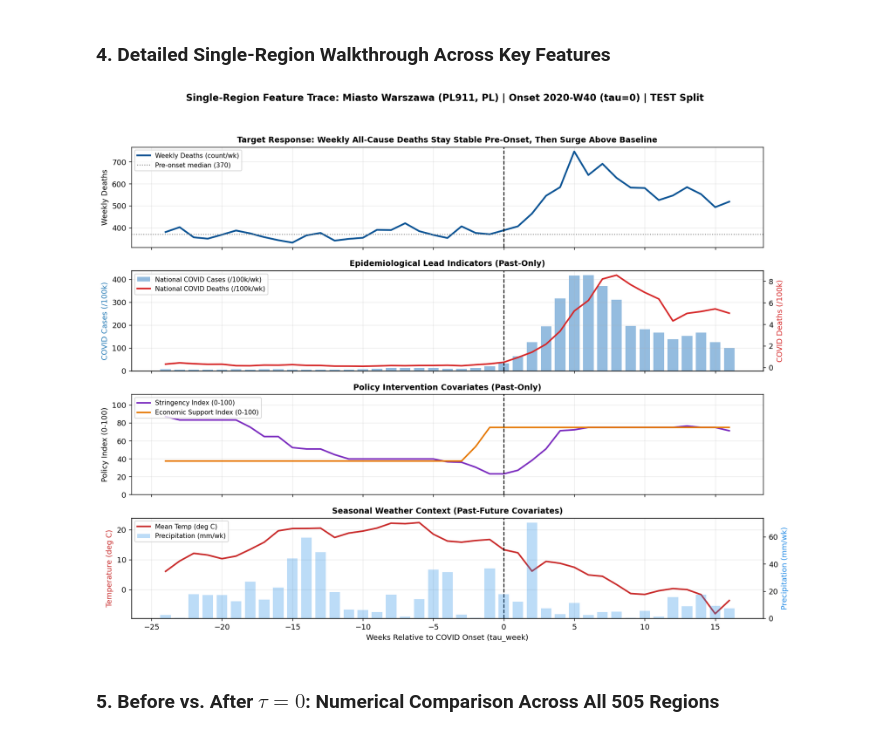
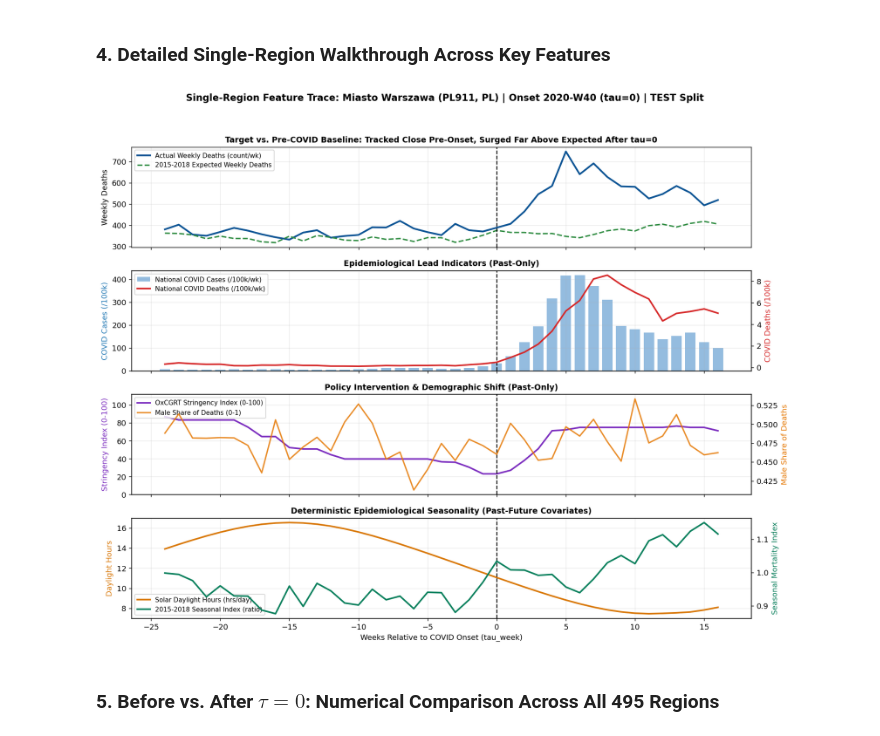
Before and after one commit to Mrun9/rare-event-shocks-benchmark, a Jupyter notebook: 02_covid_visualize_features_around_onset.ipynb, the cells around one changed output. Saved outputs shown, nothing was run; the diff lists cells and outputs as text; code cells hidden in the pictures.

```diff
--- a/02_covid_visualize_features_around_onset.ipynb
+++ b/02_covid_visualize_features_around_onset.ipynb
@@ -220,51 +216,53 @@ fig.suptitle(
     fontsize=12.5,
     fontweight='bold',
     y=0.98,
 )
 
-# 1. Target mortality & trailing excess momentum
-axes[0].plot(sample['tau_week'], sample['deaths_total'], color='#0b5394', lw=2.3, label='Weekly Deaths (count/wk)')
-axes[0].axhline(meta_row['pre_median_deaths'], color='gray', ls=':', lw=1.2, label=f'Pre-onset median ({meta_row["pre_median_deaths"]:.0f})')
+# 1. Target mortality vs historical expected baseline
+axes[0].plot(sample['tau_week'], sample['deaths_total'], color='#0b5394', lw=2.3, label='Actual Weekly Deaths (count/wk)')
+axes[0].plot(sample['tau_week'], sample['hist_expected_deaths'], color='#2b8a3e', ls='--', lw=1.8, label='2015-2018 Expected Weekly Deaths')
 axes[0].set_ylabel('Weekly Deaths')
-axes[0].set_title('Target Response: Weekly All-Cause Deaths Stay Stable Pre-Onset, Then Surge Above Baseline', fontweight='bold', fontsize=10.5)
+axes[0].set_title('Target vs. Pre-COVID Baseline: Tracked Close Pre-Onset, Surged Far Above Expected After tau=0', fontweight='bold', fontsize=10.5)
 axes[0].legend(loc='upper left', fontsize=8.5)
 
 # 2. Exogenous epidemic lead signal
 ax1_r = axes[1].twinx()
 b_cases = axes[1].bar(sample['tau_week'], sample['covid_cases_100k'], width=0.75, color='#3d85c6', alpha=0.55, label='National COVID Cases (/100k/wk)')
 l_cd, = ax1_r.plot(sample['tau_week'], sample['covid_deaths_100k'], color='#d62728', lw=2.1, label='National COVID Deaths (/100k/wk)')
 axes[1].set_ylabel('COVID Cases (/100k)', color='#1f77b4')
 ax1_r.set_ylabel('COVID Deaths (/100k)', color='#d62728')
 axes[1].set_title('Epidemiological Lead Indicators (Past-Only)', fontweight='bold', fontsize=10.5)
 axes[1].legend([b_cases, l_cd], [b_cases.get_label(), l_cd.get_label()], loc='upper left', fontsize=8.5)
 
-# 3. Government containment policy indices
-axes[2].plot(sample['tau_week'], sample['stringency_index'], color='#7b2cbf', lw=2.1, label='Stringency Index (0-100)')
-axes[2].plot(sample['tau_week'], sample['economic_support_index'], color='#e67700', lw=2.0, label='Economic Support Index (0-100)')
+# 3. Government containment stringency + male demographic skew
+ax2_r = axes[2].twinx()
+l_str, = axes[2].plot(sample['tau_week'], sample['stringency_index'], color='#7b2cbf', lw=2.1, label='OxCGRT Stringency Index (0-100)')
+l_ms, = ax2_r.plot(sample['tau_week'], sample['male_death_share'], color='#e67700', lw=1.8, alpha=0.85, label='Male Share of Deaths (0-1)')
 axes[2].set_ylim(0, 112)
-axes[2].set_ylabel('Policy Index (0-100)')
-axes[2].set_title('Policy Intervention Covariates (Past-Only)', fontweight='bold', fontsize=10.5)
-axes[2].legend(loc='upper left', fontsize=8.5)
+axes[2].set_ylabel('Stringency Index (0-100)', color='#7b2cbf')
+ax2_r.set_ylabel('Male Share of Deaths', color='#e67700')
+axes[2].set_title('Policy Intervention & Demographic Shift (Past-Only)', fontweight='bold', fontsize=10.5)
+axes[2].legend([l_str, l_ms], [l_str.get_label(), l_ms.get_label()], loc='upper left', fontsize=8.5)
 
-# 4. Weather context (Past-Future seasonal trajectory)
+# 4. Deterministic seasonal context (Past-Future)
 ax3_r = axes[3].twinx()
-l_t, = axes[3].plot(sample['tau_week'], sample['temp_c'], color='#c92a2a', lw=2.1, label='Mean Temp (deg C)')
-b_r = ax3_r.bar(sample['tau_week'], sample['rain_mm_week'], width=0.75, color='#228be6', alpha=0.30, label='Precipitation (mm/wk)')
-axes[3].set_ylabel('Temperature (deg C)', color='#c92a2a')
-ax3_r.set_ylabel('Precipitation (mm/wk)', color='#228be6')
+l_dl, = axes[3].plot(sample['tau_week'], sample['daylight_hours'], color='#d97706', lw=2.1, label='Solar Daylight Hours (hrs/day)')
+l_si, = ax3_r.plot(sample['tau_week'], sample['hist_seasonal_index'], color='#087f5b', lw=2.1, label='2015-2018 Seasonal Index (ratio)')
+axes[3].set_ylabel('Daylight Hours', color='#d97706')
+ax3_r.set_ylabel('Seasonal Mortality Index', color='#087f5b')
 axes[3].set_xlabel('Weeks Relative to COVID Onset (tau_week)')
-axes[3].set_title('Seasonal Weather Context (Past-Future Covariates)', fontweight='bold', fontsize=10.5)
-axes[3].legend([l_t, b_r], [l_t.get_label(), b_r.get_label()], loc='upper left', fontsize=8.5)
+axes[3].set_title('Deterministic Epidemiological Seasonality (Past-Future Covariates)', fontweight='bold', fontsize=10.5)
+axes[3].legend([l_dl, l_si], [l_dl.get_label(), l_si.get_label()], loc='lower left', fontsize=8.5)
 
 for a in axes:
     a.axvline(0, color='black', ls='--', lw=1.3)
     a.grid(True, alpha=0.25)
 
 plt.tight_layout(rect=[0, 0, 1, 0.95])
 plt.savefig('data/covid_mortality_single_region_features.png', dpi=150, bbox_inches='tight')
 plt.show()
 # %% [output]
-[figure, old version]
+[figure, new version]
 # %% [markdown]
-### 5. Before vs. After $\tau = 0$: Numerical Comparison Across All 505 Regions
+### 5. Before vs. After $\tau = 0$: Numerical Comparison Across All 495 Regions
 # %%
```
Also changed, not shown: parts of 5 cells of this notebook, 11 other files.
